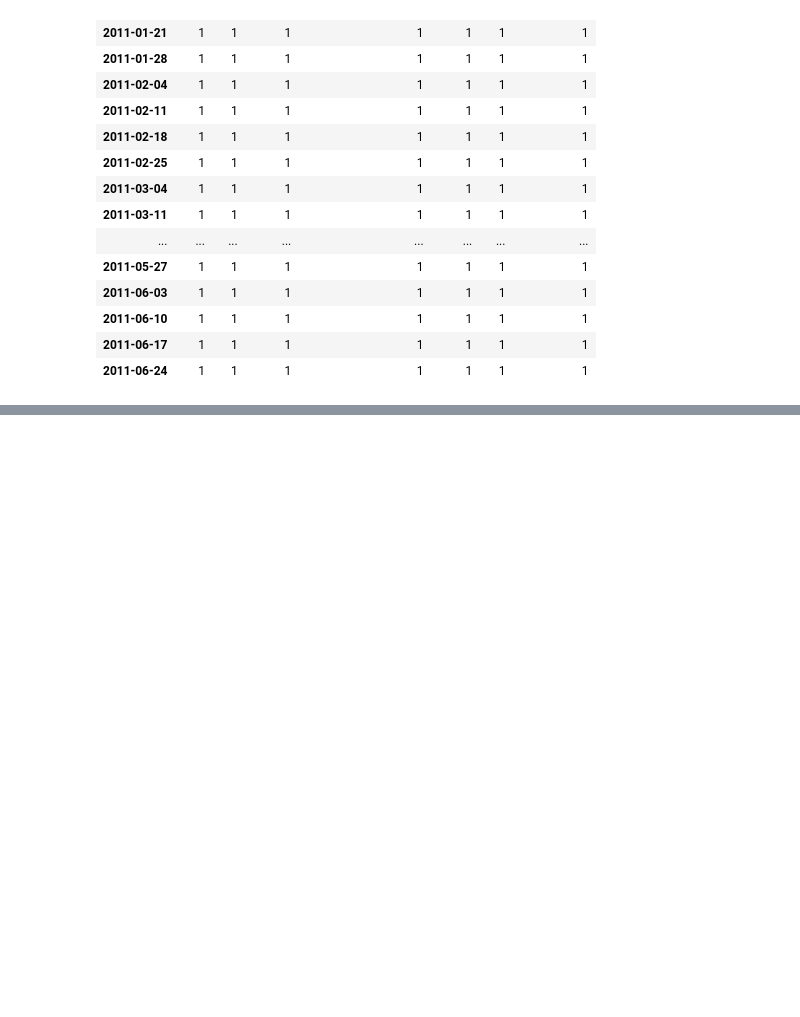
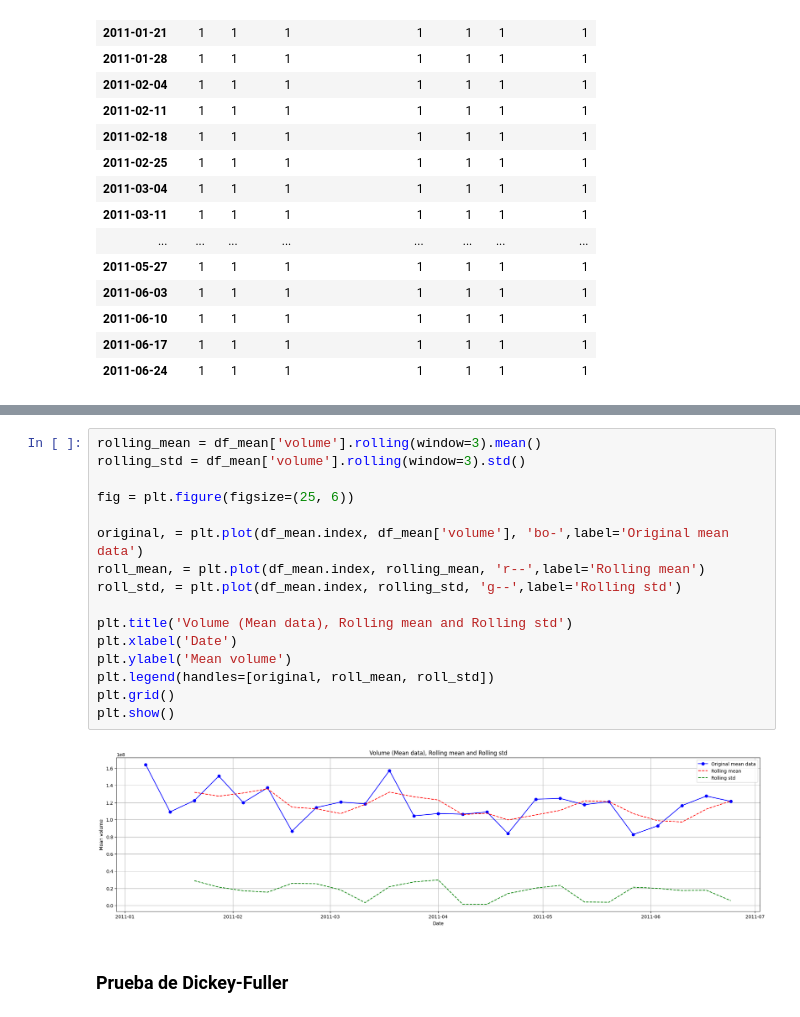
Before and after one commit to AlfonsoPineda/AdvancedAI, a Jupyter notebook: Bloque II y III/M5. Estadística Avanzada/Actividad 3 - Series de Tiempo.ipynb, the cells around one changed output, grey strips where cells are left out. Saved outputs shown, nothing was run; the diff lists cells and outputs as text; blank space fills up the shorter version.

```diff
--- a/Bloque II y III/M5. Estadística Avanzada/Actividad 3 - Series de Tiempo.ipynb
+++ b/Bloque II y III/M5. Estadística Avanzada/Actividad 3 - Series de Tiempo.ipynb
@@ -98,0 +115,20 @@ df_mean.groupby(df_mean.index).count()
+# %%
+rolling_mean = df_mean['volume'].rolling(window=3).mean()
+rolling_std = df_mean['volume'].rolling(window=3).std()
+
+fig = plt.figure(figsize=(25, 6))
+
+original, = plt.plot(df_mean.index, df_mean['volume'], 'bo-',label='Original mean data')
+roll_mean, = plt.plot(df_mean.index, rolling_mean, 'r--',label='Rolling mean')
+roll_std, = plt.plot(df_mean.index, rolling_std, 'g--',label='Rolling std')
+
+plt.title('Volume (Mean data), Rolling mean and Rolling std')
+plt.xlabel('Date')
+plt.ylabel('Mean volume')
+plt.legend(handles=[original, roll_mean, roll_std])
+plt.grid()
+plt.show()
+# %% [output]
+[figure, added]
+# %% [markdown]
+### Prueba de Dickey-Fuller
```
Also changed, not shown: parts of 24 cells of this notebook, 3 other files.
